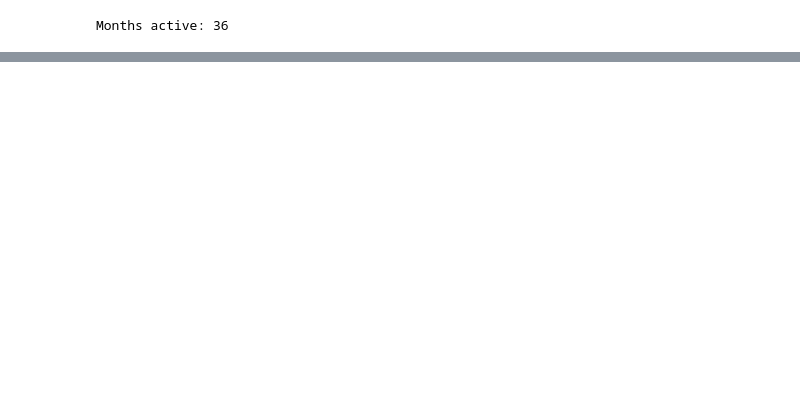
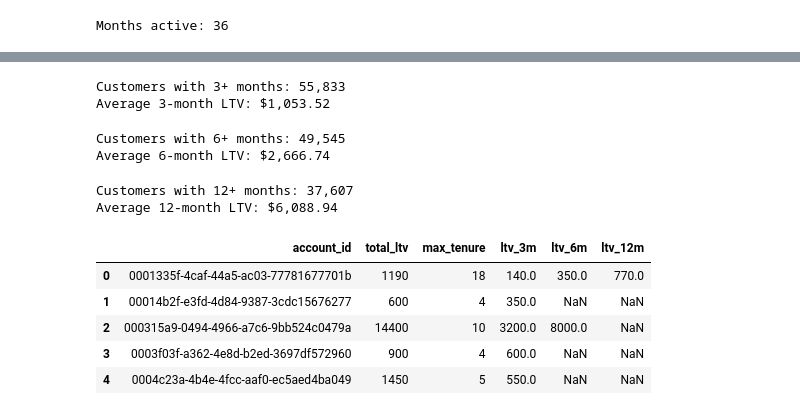
Before and after one commit to abhiprd/saas_gtm_analytics, a Jupyter notebook: notebooks/exploration/ltv_data_exploration.ipynb, the cells around one changed output, grey strips where cells are left out. Drawn from its saved outputs; the diff is of its cells as text; code cells hidden in the pictures; blank space fills up the shorter version.

```diff
--- a/notebooks/exploration/ltv_data_exploration.ipynb
+++ b/notebooks/exploration/ltv_data_exploration.ipynb
@@ -116,0 +257,71 @@ Status: Retained (Flat)
+# %%
+# Filter to customers who have been around at least 3 months
+customers_with_3m = customer_summary[customer_summary['max_tenure'] >= 3]['account_id']
+
+# Get first 3 months of revenue for those customers only
+first_3_months = revenue_df[
+    (revenue_df['tenure_months'] <= 3) &
+    (revenue_df['account_id'].isin(customers_with_3m))
+]
+
+# Calculate 3-month LTV
+ltv_3m = first_3_months.groupby('account_id')['MRR'].sum().reset_index()
+ltv_3m.columns = ['account_id', 'ltv_3m']
+
+print(f"Customers with 3+ months: {len(customers_with_3m):,}")
+print(f"Average 3-month LTV: ${ltv_3m['ltv_3m'].mean():,.2f}")
+# %% [output]
+Customers with 3+ months: 55,833
+Average 3-month LTV: $1,053.52
+# %%
+# Filter to customers who have been around at least 6 months
+customers_with_6m = customer_summary[customer_summary['max_tenure'] >= 6]['account_id']
+
+# Get first 6 months of revenue for those customers only
+first_6_months = revenue_df[
+    (revenue_df['tenure_months'] <= 6) &
+    (revenue_df['account_id'].isin(customers_with_6m))
+]
+
+# Calculate 6-month LTV
+ltv_6m = first_6_months.groupby('account_id')['MRR'].sum().reset_index()
+ltv_6m.columns = ['account_id', 'ltv_6m']
+
+print(f"Customers with 6+ months: {len(customers_with_6m):,}")
+print(f"Average 6-month LTV: ${ltv_6m['ltv_6m'].mean():,.2f}")
+# %% [output]
+Customers with 6+ months: 49,545
+Average 6-month LTV: $2,666.74
+# %%
+# Filter to customers who have been around at least 12 months
+customers_with_12m = customer_summary[customer_summary['max_tenure'] >= 12]['account_id']
+
+# Get first 12 months of revenue for those customers only
+first_12_months = revenue_df[
+    (revenue_df['tenure_months'] <= 12) &
+    (revenue_df['account_id'].isin(customers_with_12m))
+]
+
+# Calculate 12-month LTV
+ltv_12m = first_12_months.groupby('account_id')['MRR'].sum().reset_index()
+ltv_12m.columns = ['account_id', 'ltv_12m']
+
+print(f"Customers with 12+ months: {len(customers_with_12m):,}")
+print(f"Average 12-month LTV: ${ltv_12m['ltv_12m'].mean():,.2f}")
+# %% [output]
+Customers with 12+ months: 37,607
+Average 12-month LTV: $6,088.94
+# %%
+ltv_summary = customer_summary \
+    .merge(ltv_3m, on='account_id', how='left') \
+    .merge(ltv_6m, on='account_id', how='left') \
+    .merge(ltv_12m, on='account_id', how='left')
+
+ltv_summary.head()
+# %% [output]
+|  | account_id | total_ltv | max_tenure | ltv_3m | ltv_6m | ltv_12m |
+| 0 | 0001335f-4caf-44a5-ac03-77781677701b | 1190 | 18 | 140.0 | 350.0 | 770.0 |
+| 1 | 00014b2f-e3fd-4d84-9387-3cdc15676277 | 600 | 4 | 350.0 | NaN | NaN |
+| 2 | 000315a9-0494-4966-a7c6-9bb524c0479a | 14400 | 10 | 3200.0 | 8000.0 | NaN |
+| 3 | 0003f03f-a362-4e8d-b2ed-3697df572960 | 900 | 4 | 600.0 | NaN | NaN |
+| 4 | 0004c23a-4b4e-4fcc-aaf0-ec5aed4ba049 | 1450 | 5 | 550.0 | NaN | NaN |
```
Also changed, not shown: parts of 41 cells of this notebook, 6 other files.
